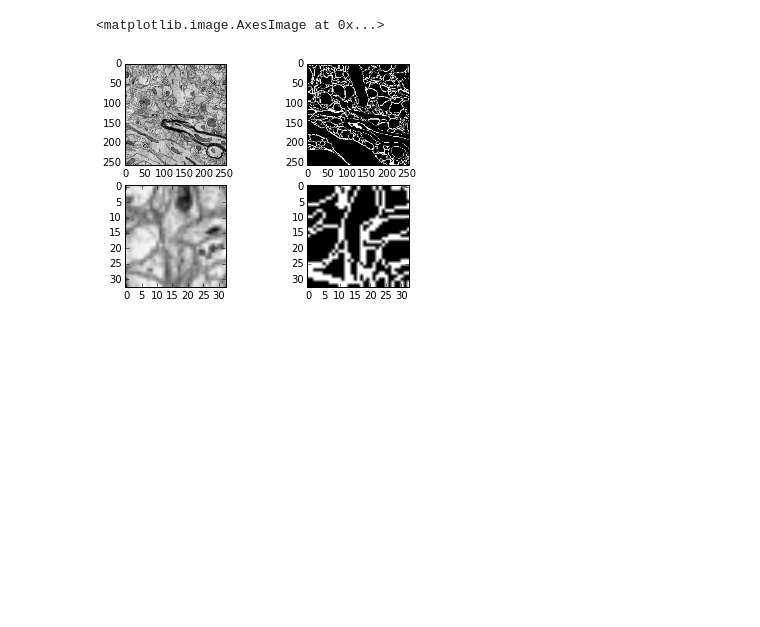
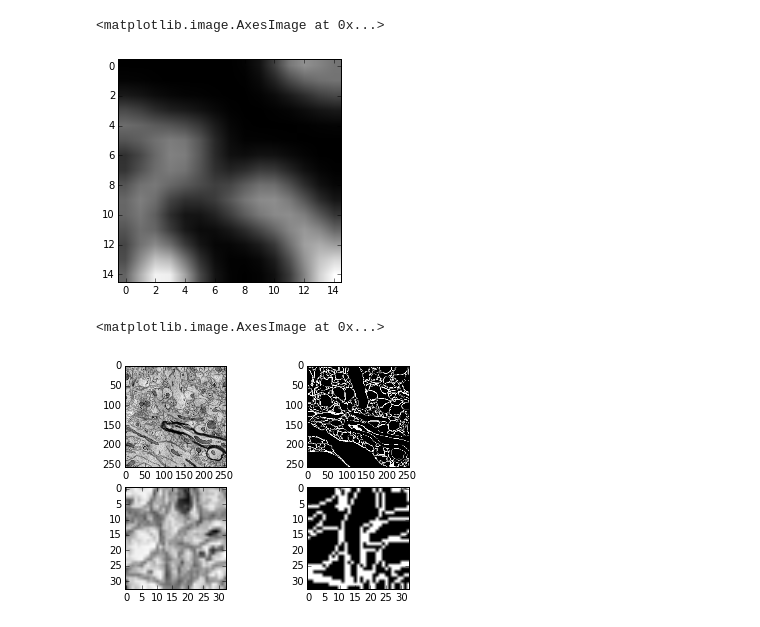
Before and after one commit to masomatics/membrane_CNN, a Jupyter notebook: notes/Untitled.ipynb, the cells around one changed output. Drawn from its saved outputs; the diff is of its cells as text; code cells hidden in the pictures; blank space fills up the shorter version.

```diff
--- a/notes/Untitled.ipynb
+++ b/notes/Untitled.ipynb
@@ -59,3 +70,18 @@ print center, dataslice_train['label_x_data'][crop_index][center][center]
+# %%
+def filter_batch(batch, temperature):
+    k = 0
+    filtered_batch = batch.copy()
+    for pic in batch:
+        pic = ndi.filters.gaussian_filter(pic, 1.2)
+        filtered_batch[k] = pic
+        k = k +1
+    return filtered_batch
+# %%
+test_slice_range_filtered = filter_batch(test_slice_range, 1.2)
+plt.imshow(test_slice_range_filtered[0], cmap = plt.cm.gray)
+# %% [output]
+<matplotlib.image.AxesImage at 0x...>
+[figure, added]
 # %%
 filename = 'edgemap001.tif'
 filename2 = 'pooled_image_001.tif'
```
Also changed, not shown: parts of 8 cells of this notebook, 9 other files.
